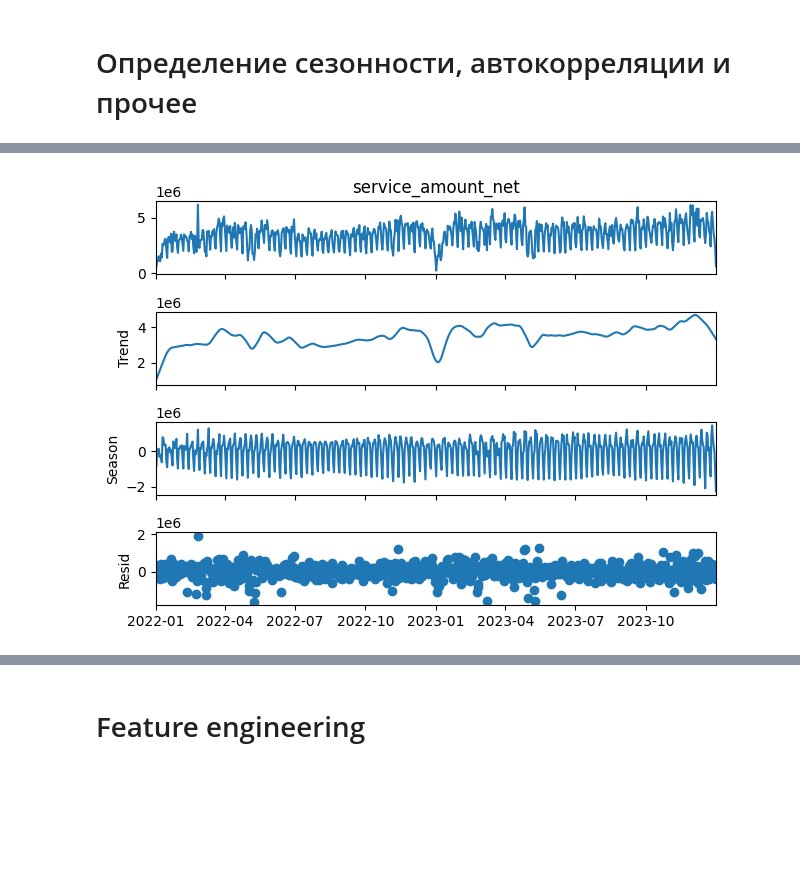
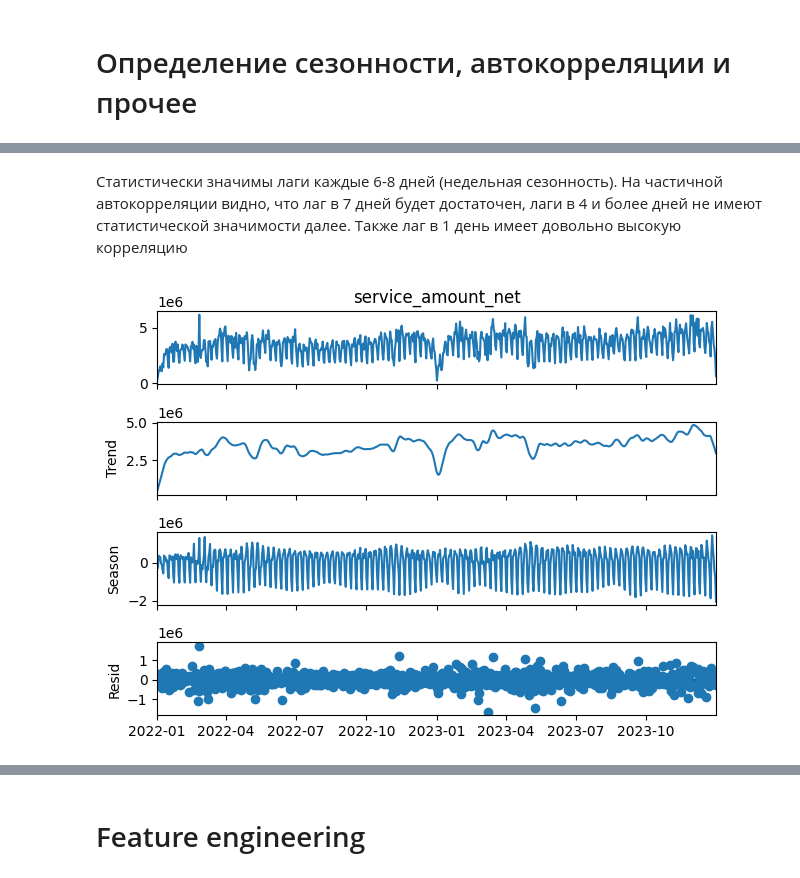
Before and after one commit to ATHigh/RiskPredict-Sber, a Jupyter notebook: solution.ipynb, the cells around one changed output, grey strips where cells are left out. Cells and saved outputs as stored; diff of their text form; code cells hidden in the pictures; blank space fills up the shorter version.

```diff
--- a/solution.ipynb
+++ b/solution.ipynb
@@ -556,11 +591,12 @@ plt.grid()
+# %% [markdown]
+Статистически значимы лаги каждые 6-8 дней (недельная сезонность). На частичной автокорреляции видно, что лаг в 7 дней будет достаточен, лаги в 4 и более дней не имеют статистической значимости далее. Также лаг в 1 день имеет довольно высокую корреляцию
 # %%
-from statsmodels.tsa.seasonal import STL
-
-stl = STL(ts_delta, period=14)  # если, например, сезонность недельная
+# Проведем STL анализ
+stl = STL(ts_delta, period=7)
 result = stl.fit()
 result.plot()
 
 # Получим очищенный ряд (без тренда и сезонности)
-cleaned = result.resid
+cleaned_day = result.resid
 # %% [output]
-[figure, old version]
+[figure, new version]
```
Also changed, not shown: parts of 55 cells of this notebook.
